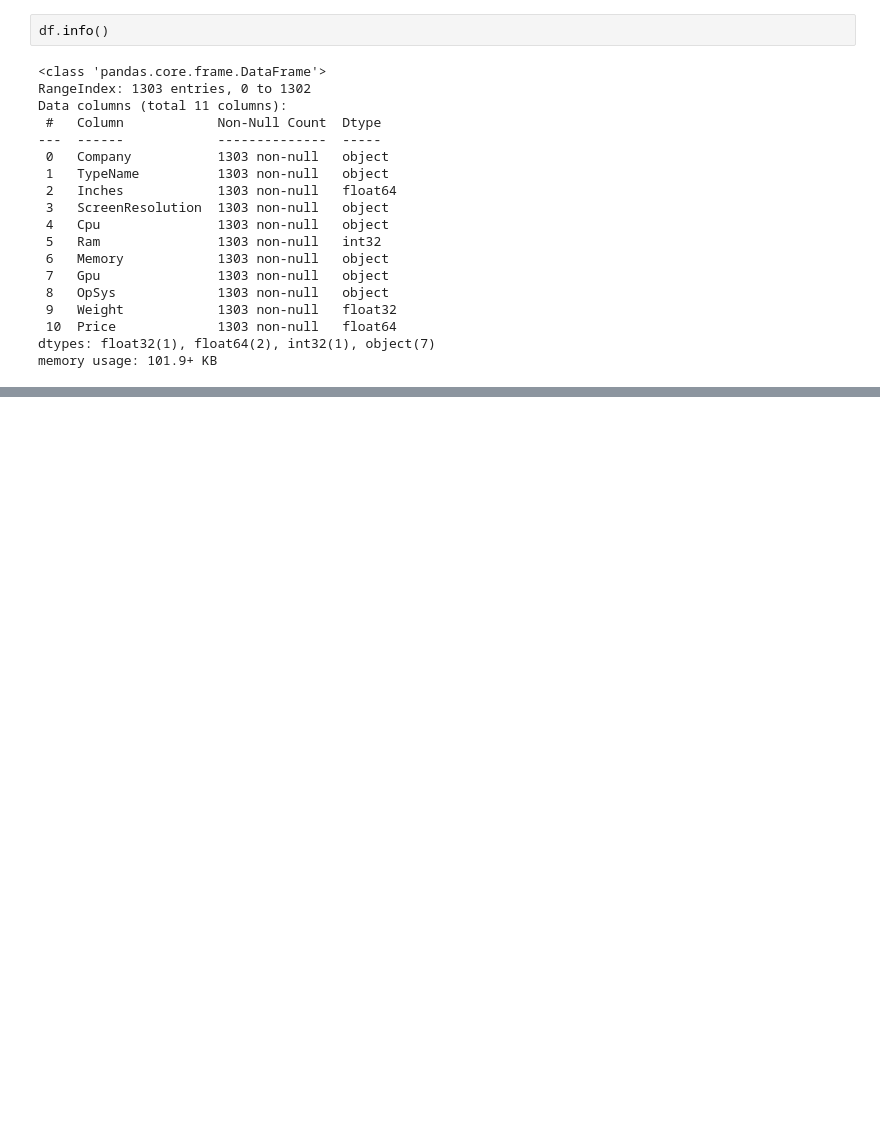
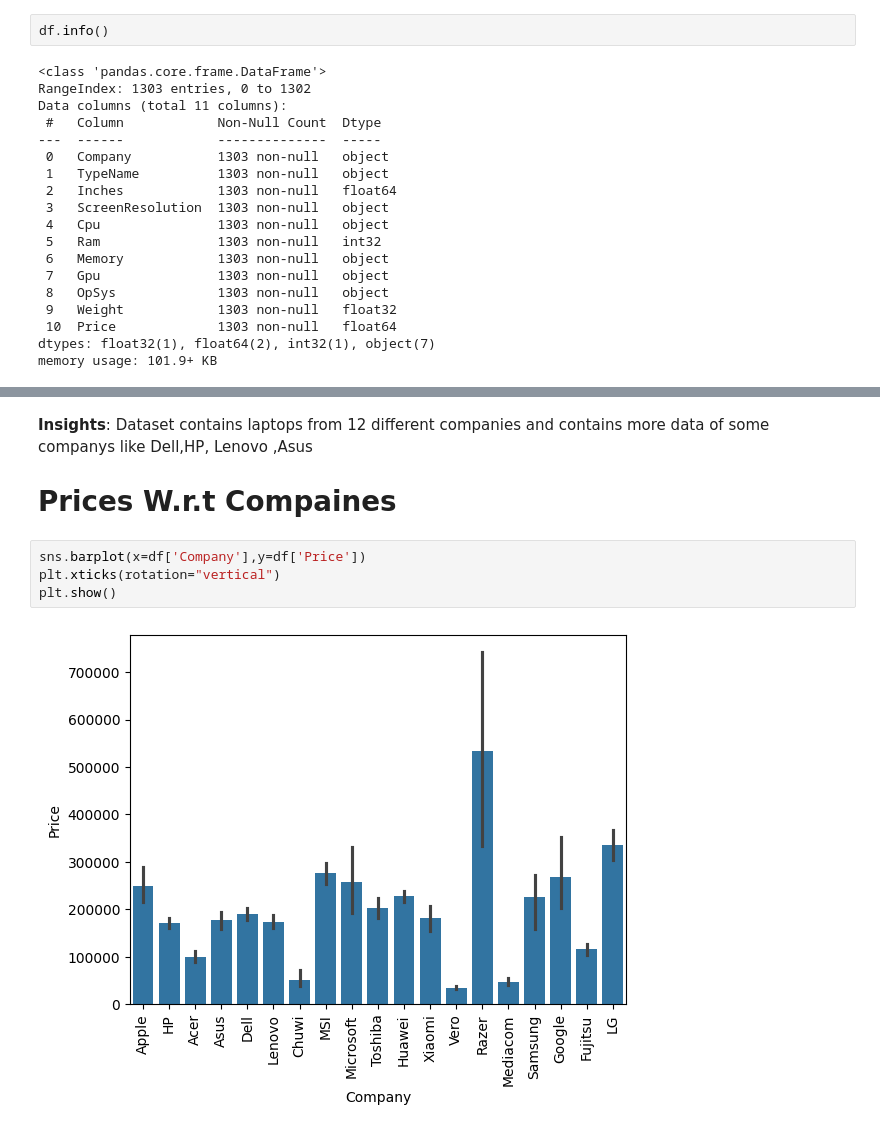
Before and after one commit to Hassan13361/Laptop-Price-Predicter, a Jupyter notebook: Laptop-Price-Predictor.ipynb, the cells around one changed output, grey strips where cells are left out. Saved outputs shown, nothing was run; the diff lists cells and outputs as text; blank space fills up the shorter version.

```diff
--- a/Laptop-Price-Predictor.ipynb
+++ b/Laptop-Price-Predictor.ipynb
@@ -102,0 +126,10 @@ memory usage: 101.9+ KB
+# %% [markdown]
+**Insights**: Dataset contains laptops from 12 different companies and contains more data of some companys like Dell,HP, Lenovo ,Asus
+
+# Prices W.r.t Compaines
+# %%
+sns.barplot(x=df['Company'],y=df['Price'])
+plt.xticks(rotation="vertical")
+plt.show()
+# %% [output]
+[figure, added]
```
Also changed, not shown: parts of 100 cells of this notebook.
